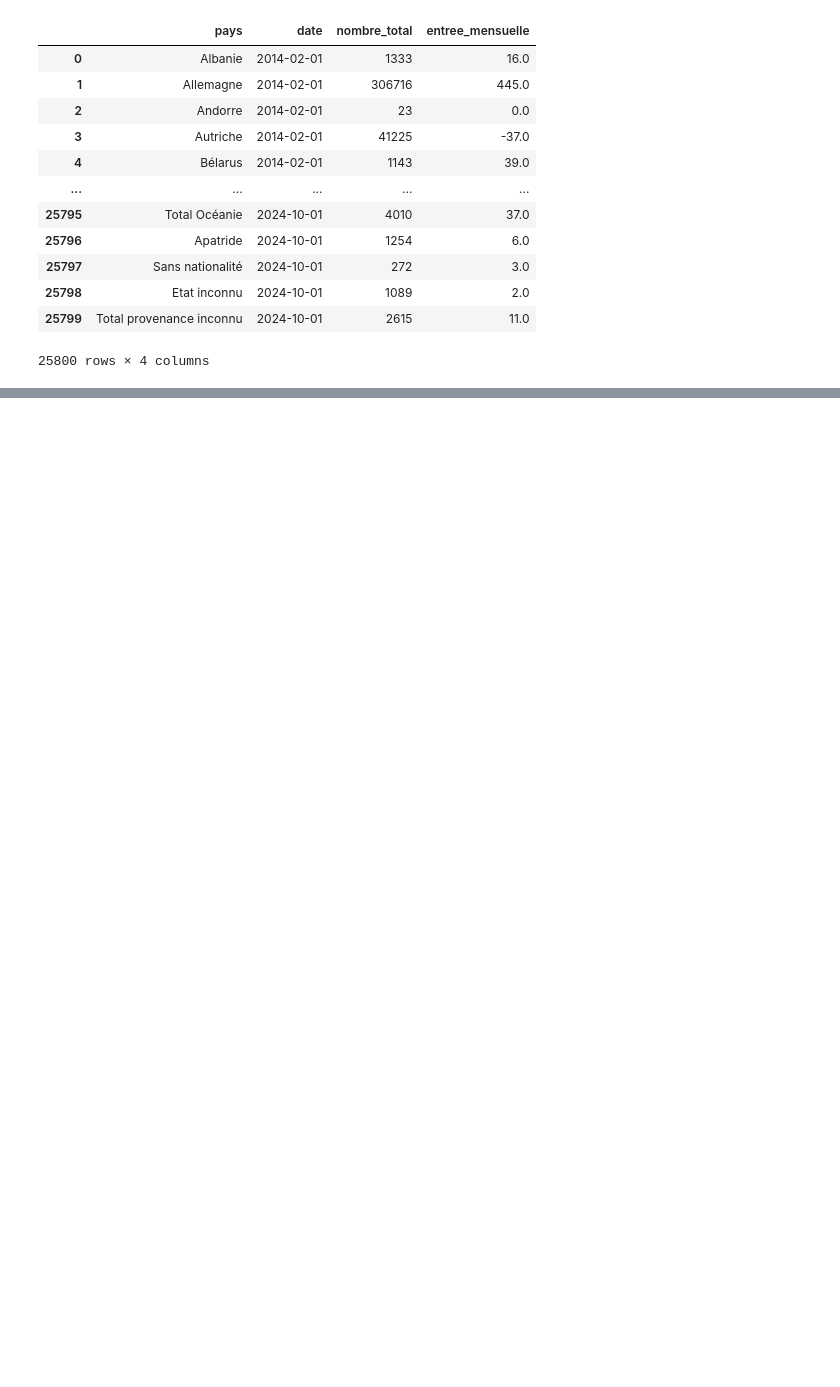
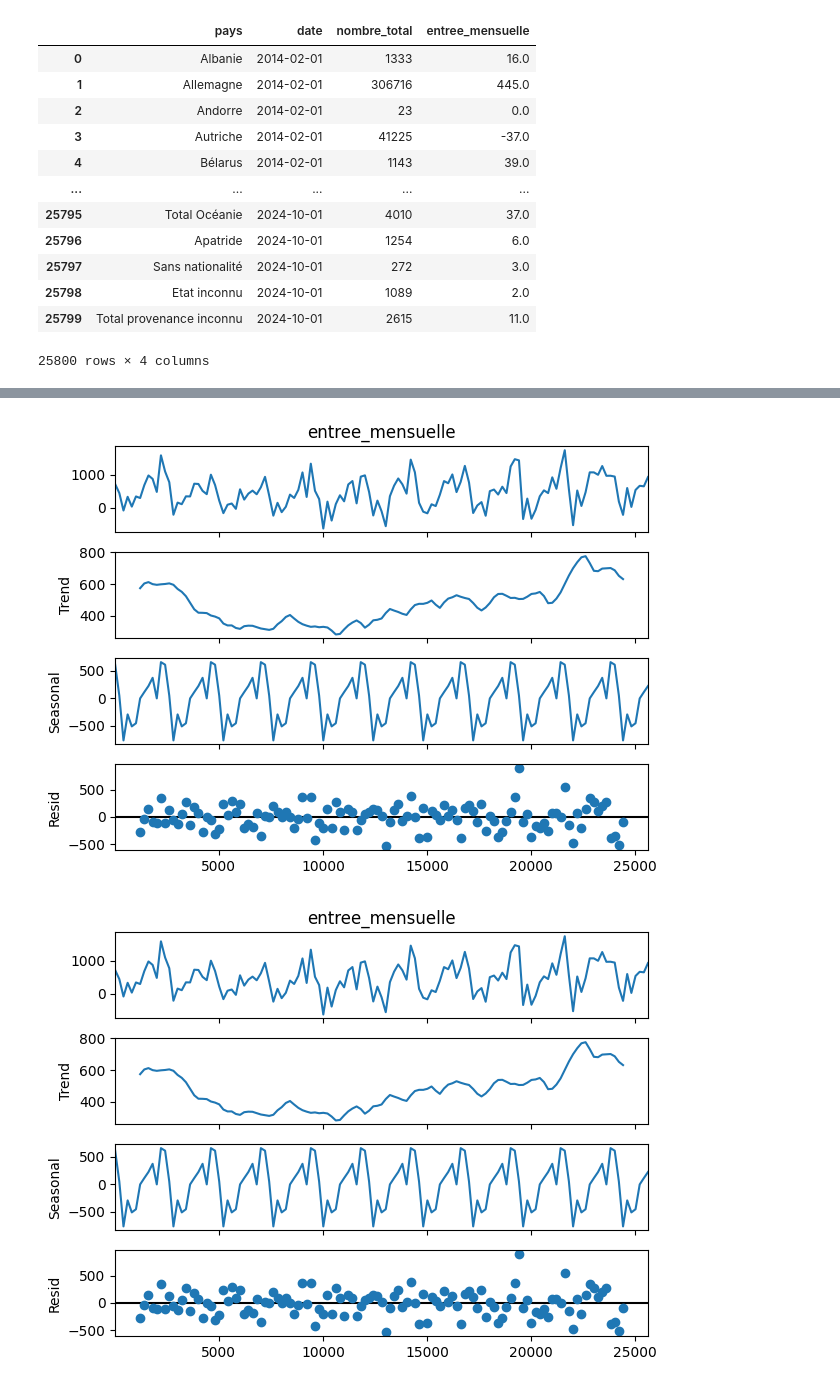
Before and after one commit to SuperMegaFort/TSM-AnSeqDa, a Jupyter notebook: LSTM.ipynb, the cells around one changed output, grey strips where cells are left out. Drawn from its saved outputs; the diff is of its cells as text; code cells hidden in the pictures; blank space fills up the shorter version.

```diff
--- a/LSTM.ipynb
+++ b/LSTM.ipynb
@@ -47 +51,8 @@ germany_data
 129 rows × 4 columns
+# %%
+# Seasonal decomposition
+decomposed = seasonal_decompose(germany_data['entree_mensuelle'], model='additive', period=12)
+decomposed.plot()
+# %% [output]
+[figure, added]
+[figure, added]
```
Also changed, not shown: parts of 9 cells of this notebook, 6 other files.
